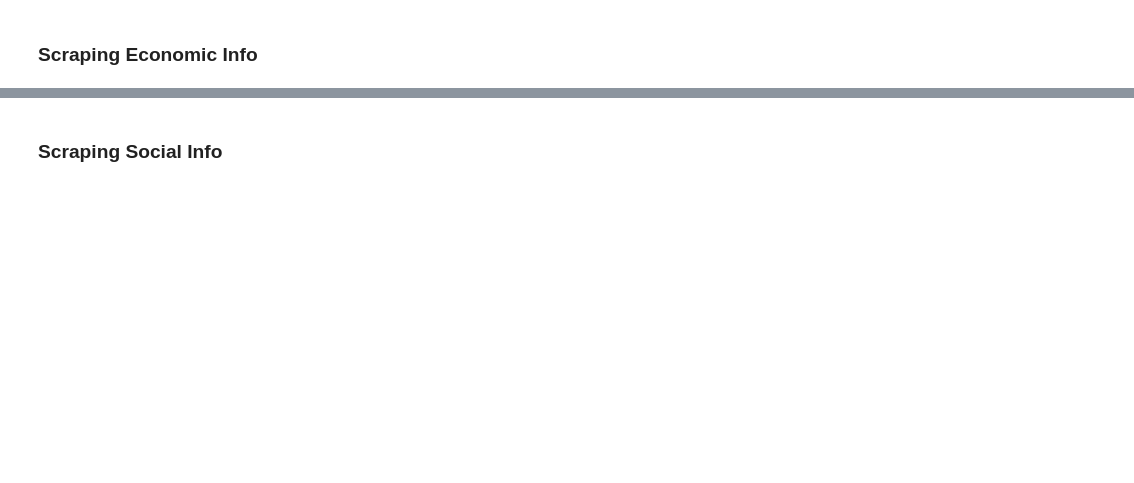
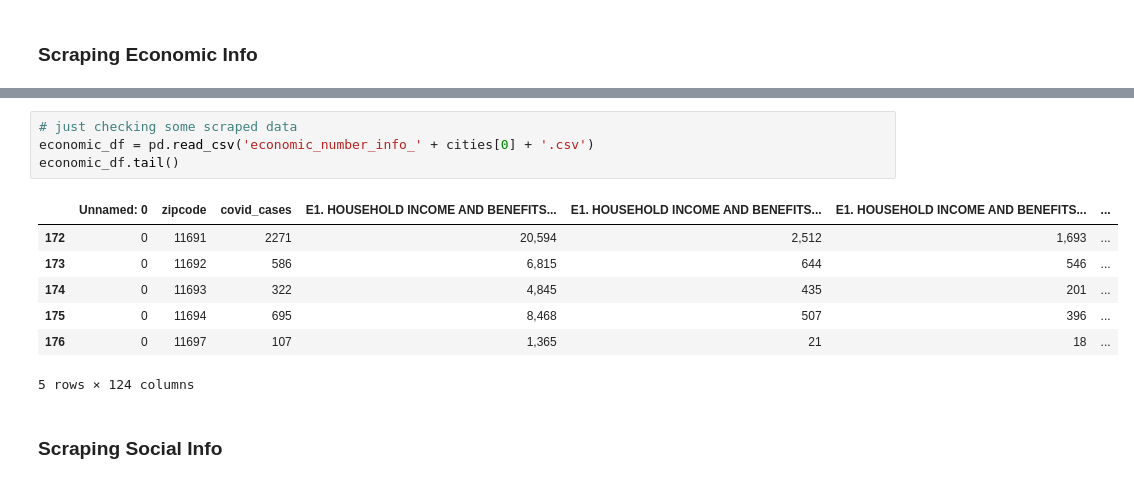
Before and after one commit to kay-wu/MIT-COVID-Datathon, a Jupyter notebook: Team_c_002_dataScraping.ipynb, the cells around one changed output, grey strips where cells are left out. Saved outputs shown, nothing was run; the diff lists cells and outputs as text; blank space fills up the shorter version.

```diff
--- a/Team_c_002_dataScraping.ipynb
+++ b/Team_c_002_dataScraping.ipynb
@@ -171,3 +176,15 @@ economic_percent_df.head()
+# %%
+# just checking some scraped data
+economic_df = pd.read_csv('economic_number_info_' + cities[0] + '.csv')
+economic_df.tail()
+# %% [output]
+|  | Unnamed: 0 | zipcode | covid_cases | E1. HOUSEHOLD INCOME AND BENEFITS... | E1. HOUSEHOLD INCOME AND BENEFITS... | E1. HOUSEHOLD INCOME AND BENEFITS... | ... |
+| 172 | 0 | 11691 | 2271 | 20,594 | 2,512 | 1,693 | ... |
+| 173 | 0 | 11692 | 586 | 6,815 | 644 | 546 | ... |
+| 174 | 0 | 11693 | 322 | 4,845 | 435 | 201 | ... |
+| 175 | 0 | 11694 | 695 | 8,468 | 507 | 396 | ... |
+| 176 | 0 | 11697 | 107 | 1,365 | 21 | 18 | ... |
+5 rows × 124 columns
 # %% [markdown]
 ### Scraping Social Info
 # %%
```
Also changed, not shown: parts of 14 cells of this notebook.
